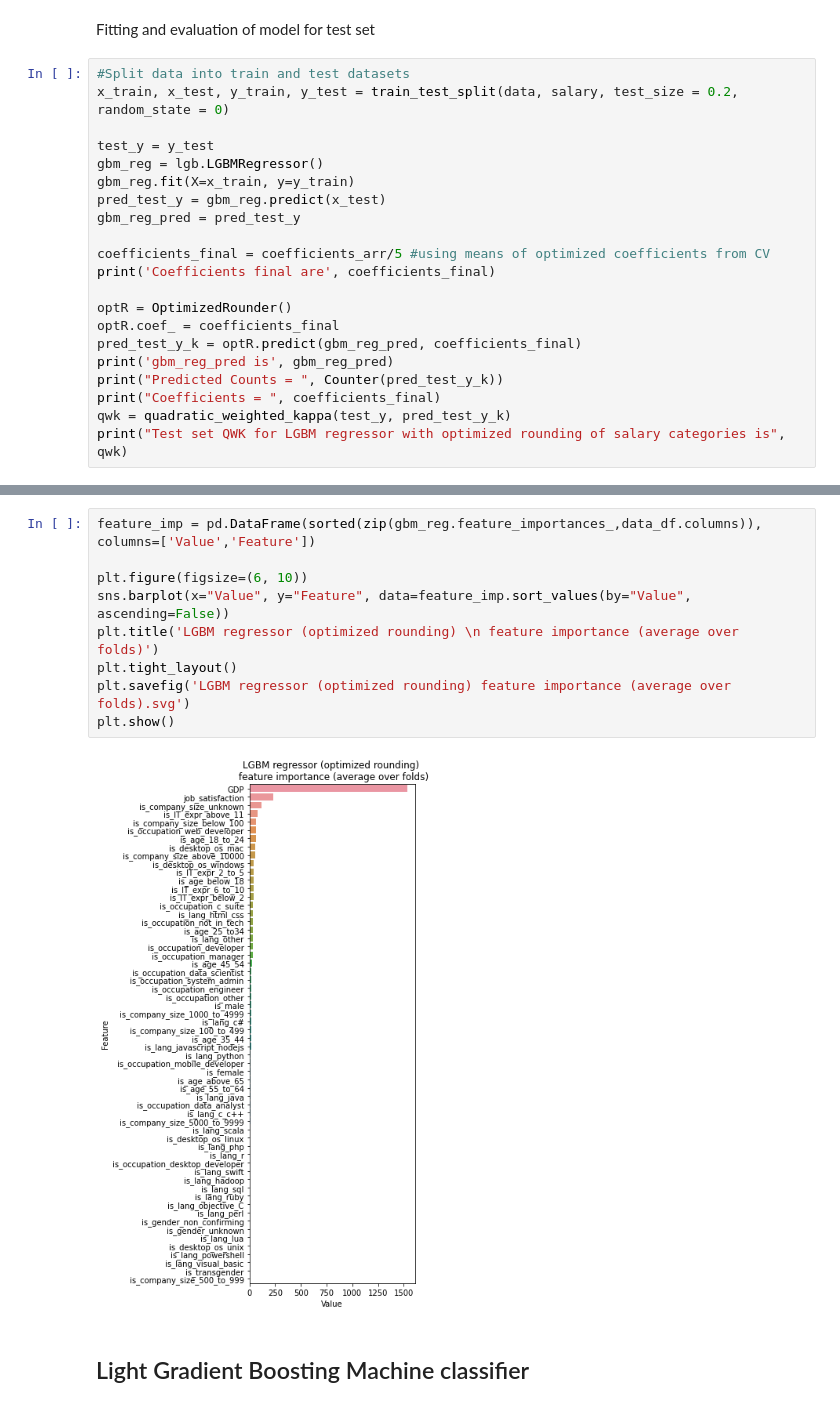
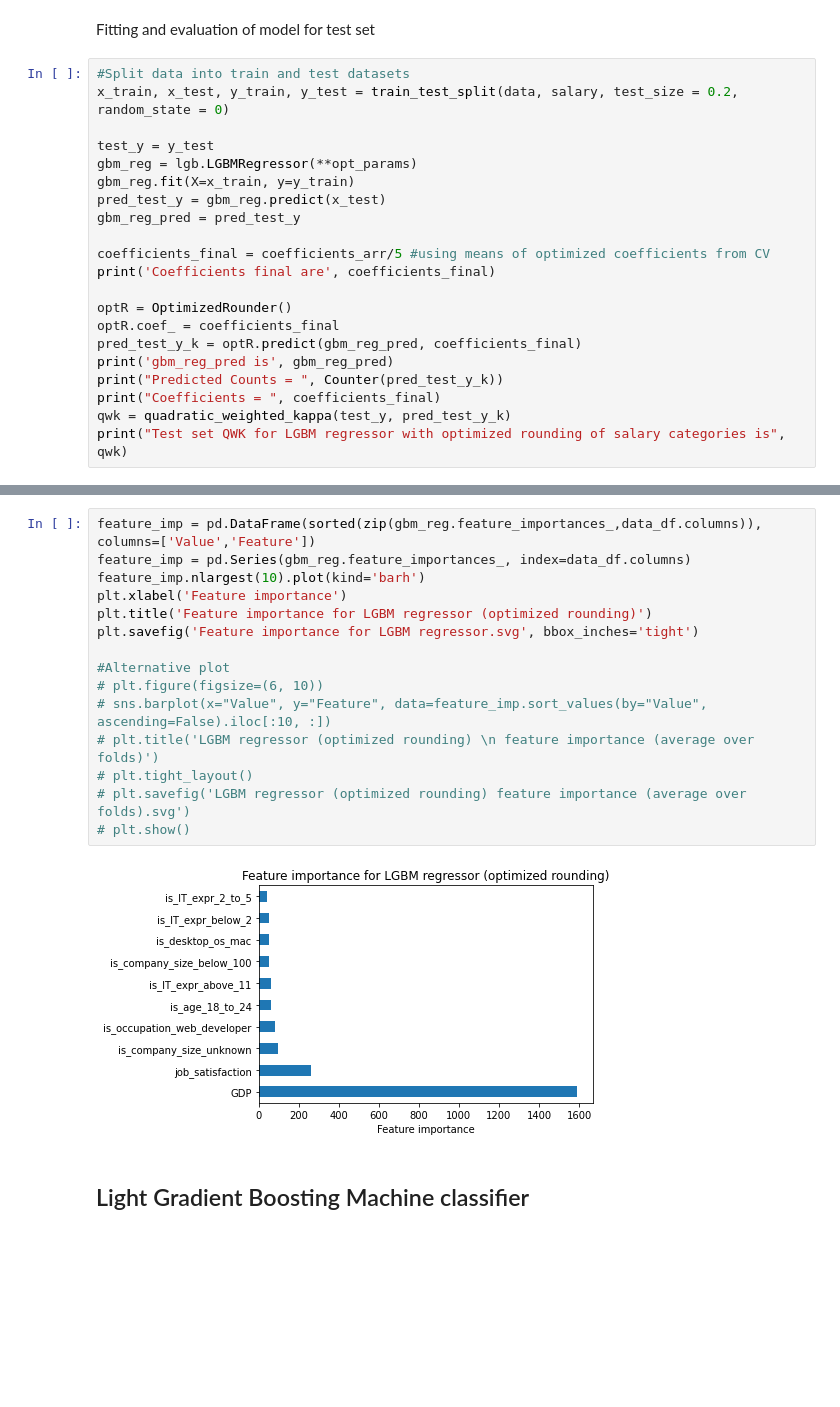
Before and after one commit to nkafwimi/MGT-6203, a Jupyter notebook: salary_prediction_for_software_developers/Notebooks/Modeling_start.ipynb, the cells around one changed output, grey strips where cells are left out. Cells and saved outputs as stored; diff of their text form; blank space fills up the shorter version.

Commit message:
[Kamil] Added parameter tuning for all models, feature importance plots and further model evaluation metrics

```diff
--- a/salary_prediction_for_software_developers/Notebooks/Modeling_start.ipynb
+++ b/salary_prediction_for_software_developers/Notebooks/Modeling_start.ipynb
@@ -355,7 +422,7 @@ Fitting and evaluation of model for test set
 x_train, x_test, y_train, y_test = train_test_split(data, salary, test_size = 0.2, random_state = 0)
 
 test_y = y_test
-gbm_reg = lgb.LGBMRegressor()
+gbm_reg = lgb.LGBMRegressor(**opt_params)
 gbm_reg.fit(X=x_train, y=y_train)
 pred_test_y = gbm_reg.predict(x_test)
 gbm_reg_pred = pred_test_y
@@ -382,14 +453,20 @@ Test set QWK for LGBM regressor with optimized rounding of salary categories is
 # %%
 feature_imp = pd.DataFrame(sorted(zip(gbm_reg.feature_importances_,data_df.columns)), columns=['Value','Feature'])
+feature_imp = pd.Series(gbm_reg.feature_importances_, index=data_df.columns)
+feature_imp.nlargest(10).plot(kind='barh')
+plt.xlabel('Feature importance')
+plt.title('Feature importance for LGBM regressor (optimized rounding)')
+plt.savefig('Feature importance for LGBM regressor.svg', bbox_inches='tight')
 
-plt.figure(figsize=(6, 10))
-sns.barplot(x="Value", y="Feature", data=feature_imp.sort_values(by="Value", ascending=False))
-plt.title('LGBM regressor (optimized rounding) \n feature importance (average over folds)')
-plt.tight_layout()
-plt.savefig('LGBM regressor (optimized rounding) feature importance (average over folds).svg')
-plt.show()
+#Alternative plot
+# plt.figure(figsize=(6, 10))
+# sns.barplot(x="Value", y="Feature", data=feature_imp.sort_values(by="Value", ascending=False).iloc[:10, :])
+# plt.title('LGBM regressor (optimized rounding) \n feature importance (average over folds)')
+# plt.tight_layout()
+# plt.savefig('LGBM regressor (optimized rounding) feature importance (average over folds).svg')
+# plt.show()
 # %% [output]
-[figure, old version]
+[figure, new version]
 # %% [markdown]
 ## Light Gradient Boosting Machine classifier ##
 # %%
```
Also changed, not shown: parts of 45 cells of this notebook.
